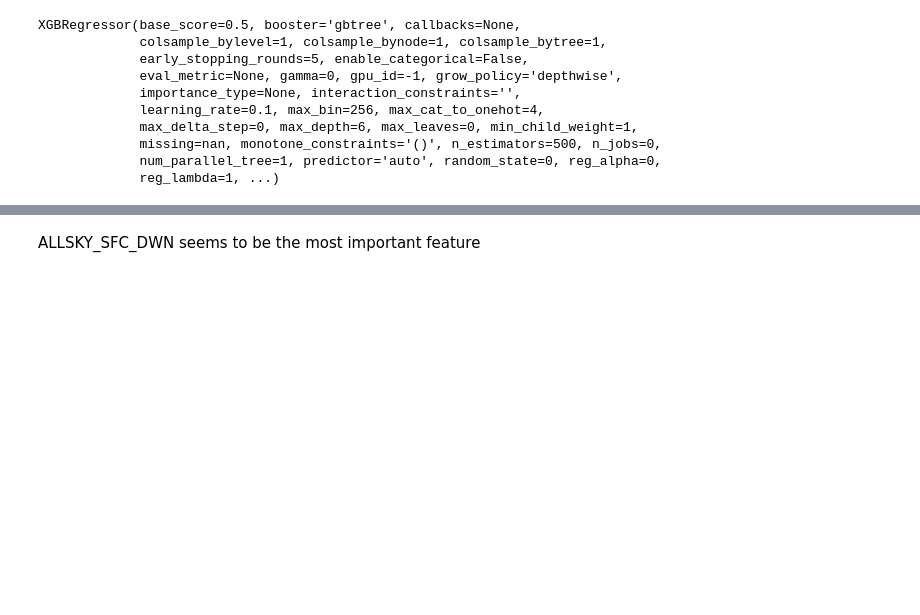
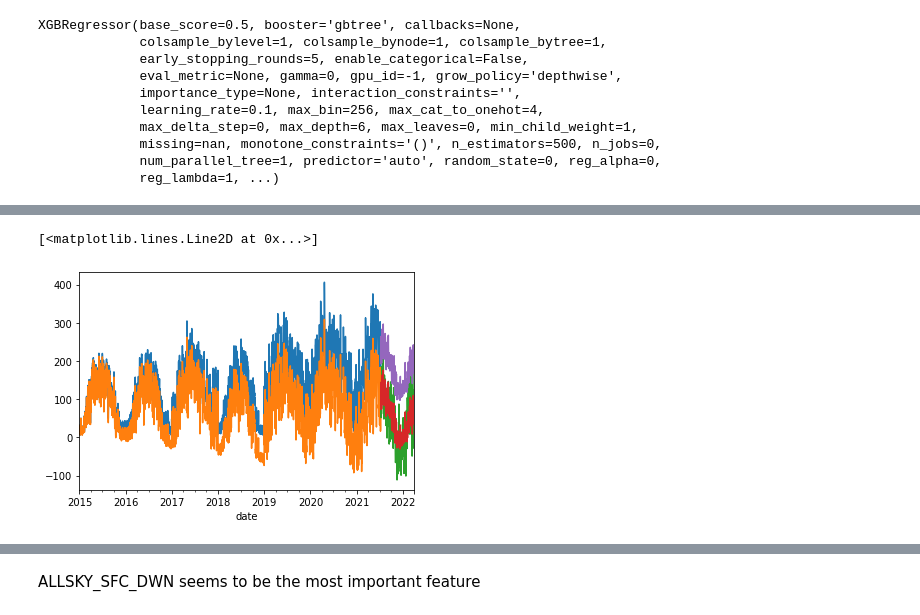
Before and after one commit to niko-nikolay/RenewableEnergyForecastML, a Jupyter notebook: notebooks/learn_data.ipynb, the cells around one changed output, grey strips where cells are left out. Cells and saved outputs as stored; diff of their text form; code cells hidden in the pictures; blank space fills up the shorter version.

```diff
--- a/notebooks/learn_data.ipynb
+++ b/notebooks/learn_data.ipynb
@@ -154,0 +118,11 @@ plt.show()
+# %%
+pred_reversed = data.reverse_stationary(pred)
+
+ax = y_train.plot()
+ax = y_train_stationary.plot()
+ax = y_test_stationary.plot()
+plt.plot(X_test.index, pred)
+plt.plot(X_test.index, pred_reversed)
+# %% [output]
+[<matplotlib.lines.Line2D at 0x...>]
+[figure, added]
```
Also changed, not shown: parts of 25 cells of this notebook, 3 other files.
